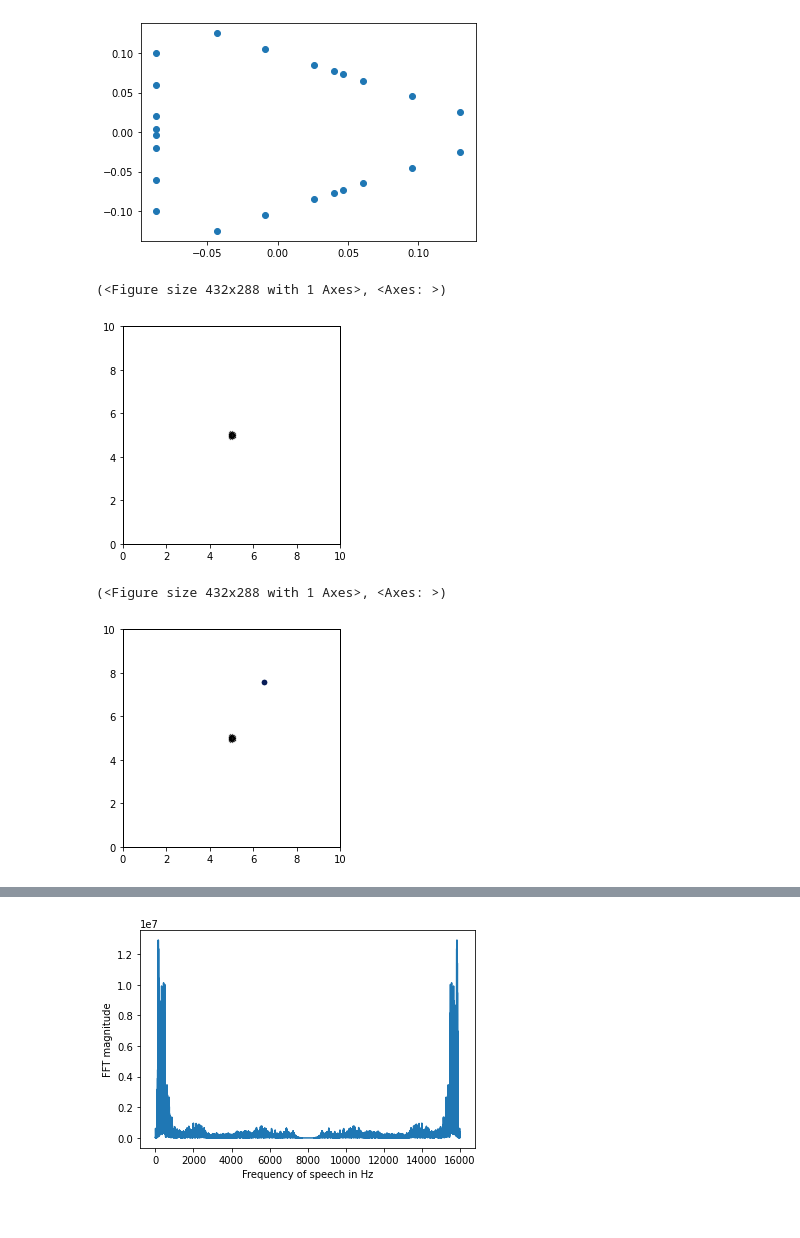
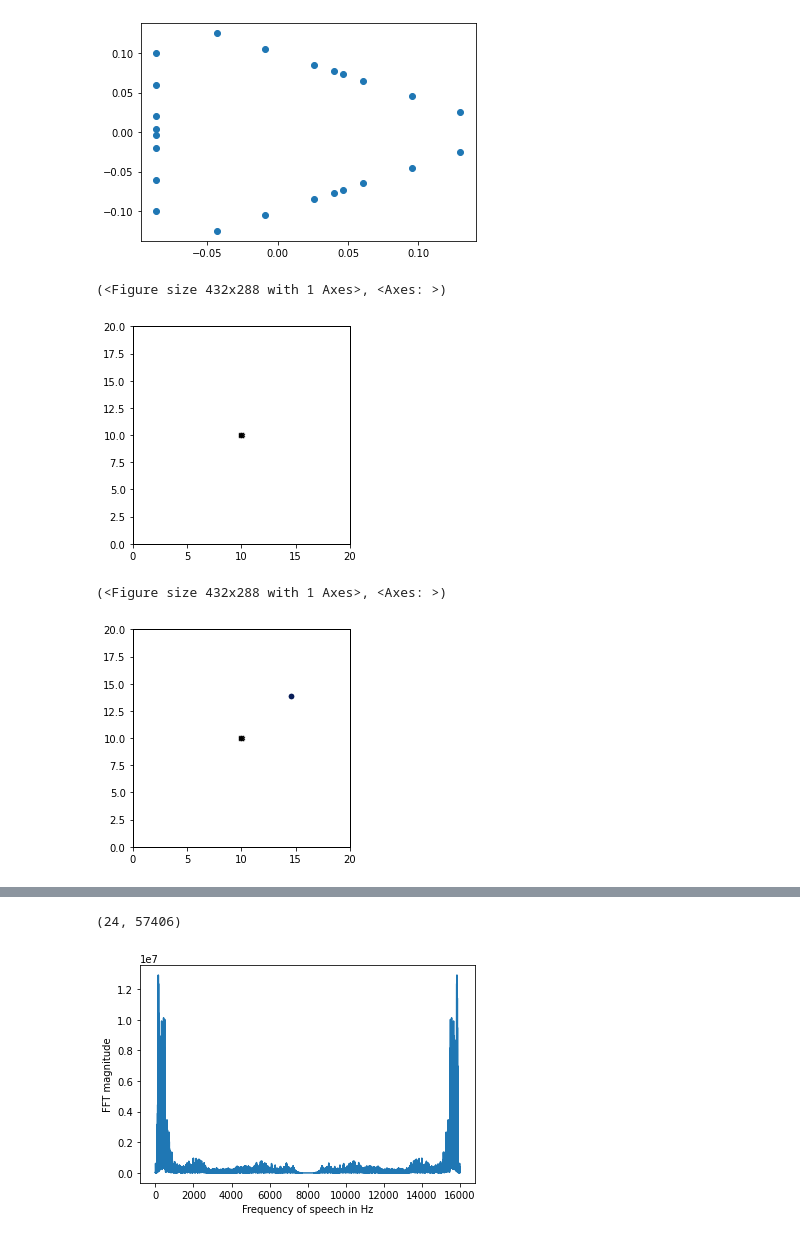
Before and after one commit to MichelDucartier/music_doa, a Jupyter notebook: MUSIC_pra.ipynb, the cells around one changed output, grey strips where cells are left out. Saved outputs shown, nothing was run; the diff lists cells and outputs as text; code cells hidden in the pictures.

```diff
--- a/MUSIC_pra.ipynb
+++ b/MUSIC_pra.ipynb
@@ -35,18 +47,13 @@ plt.show()
 [figure]
 # %%
 c = 343.    # speed of sound
-# fs = 16000  # sampling frequency
-radius=4e-1
-mic_distance = 4e-1
 start = 4
-n_mics = 6
+n_mics = len(microphone_2D_locations)
 
-snr_db = 2
-distance = 3.  # meters idk wtf is happening
-sigma2 = 10.0 * data_variance
-wavelength = 1
+distance = 6.  # meters
+sigma2 = 0.0 * data_variance
 # %%
-room_dim = np.r_[10.,10.]
+room_dim = np.r_[20.,20.]
 aroom = pra.ShoeBox(room_dim, fs=fs, max_order=0, sigma2_awgn=sigma2)
 
 # Adding the microphones
@@ -57,29 +64,39 @@ aroom.add_microphone_array(pra.MicrophoneArray(mics_coords, aroom.fs))
 aroom.plot()
 # %% [output]
 (<Figure size 432x288 with 1 Axes>, <Axes: >)
-[figure, old version]
+[figure, new version]
 # %%
 # Add sources of 1 second duration
-azimuth = np.array([60]) / 180. * np.pi
+azimuth = np.array([40]) / 180. * np.pi
 
 rng = np.random.RandomState(23)
 duration_samples = 10000
 
+w_correlated = np.array([1/4, 1/4]) * np.pi
+
+
+
 for ang in azimuth:
     random_phase = np.random.uniform(0, 2 * np.pi)
     source_location = room_dim / 2 + distance * np.r_[np.cos(ang), np.sin(ang)]
+
     aroom.add_source(source_location, signal=data)
 
 # Run the simulation
 aroom.simulate()
 aroom.plot()
 # %% [output]
 (<Figure size 432x288 with 1 Axes>, <Axes: >)
-[figure, old version]
+[figure, new version]
 # %%
 IPython.display.Audio(aroom.mic_array.signals[0], rate=fs)
 # %% [output]
 [interactive output not drawn]
+# %%
+samples = aroom.mic_array.signals
+((samples.T - np.mean(samples, axis=1).T) / np.std(samples, axis=1).T).T.shape
+# %% [output]
+(24, 57406)
 # %%
 fft = np.fft.fft(data)
 frequencies = np.linspace(0, fs, len(fft))
```
Also changed, not shown: parts of 13 cells of this notebook, 8 other files.
